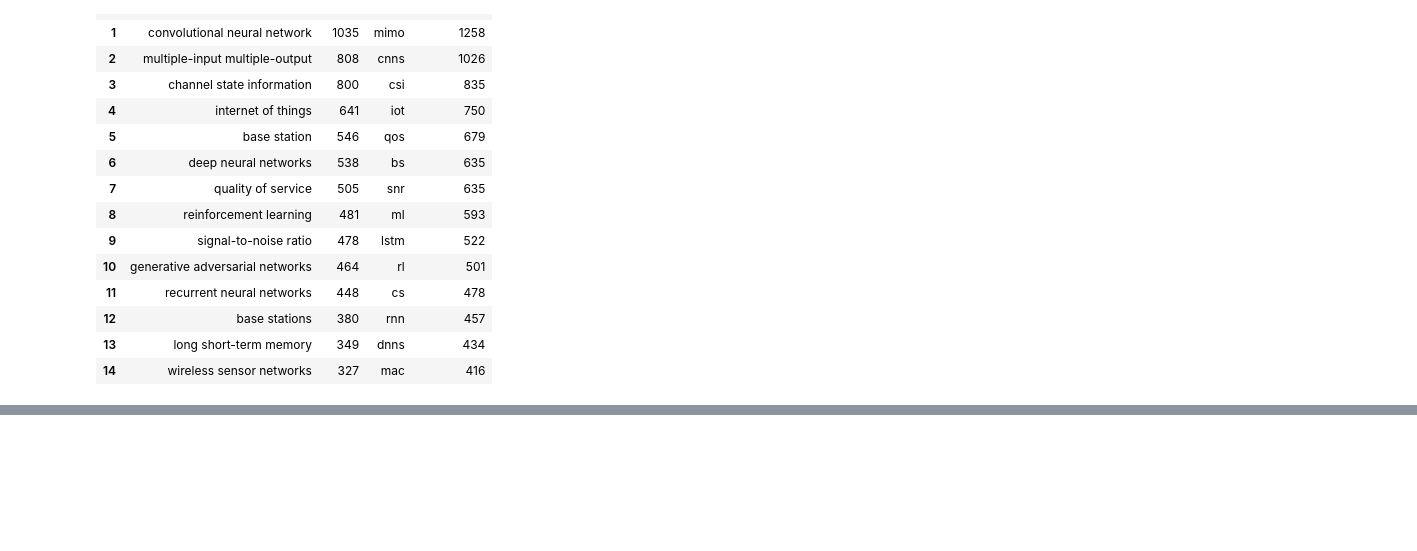
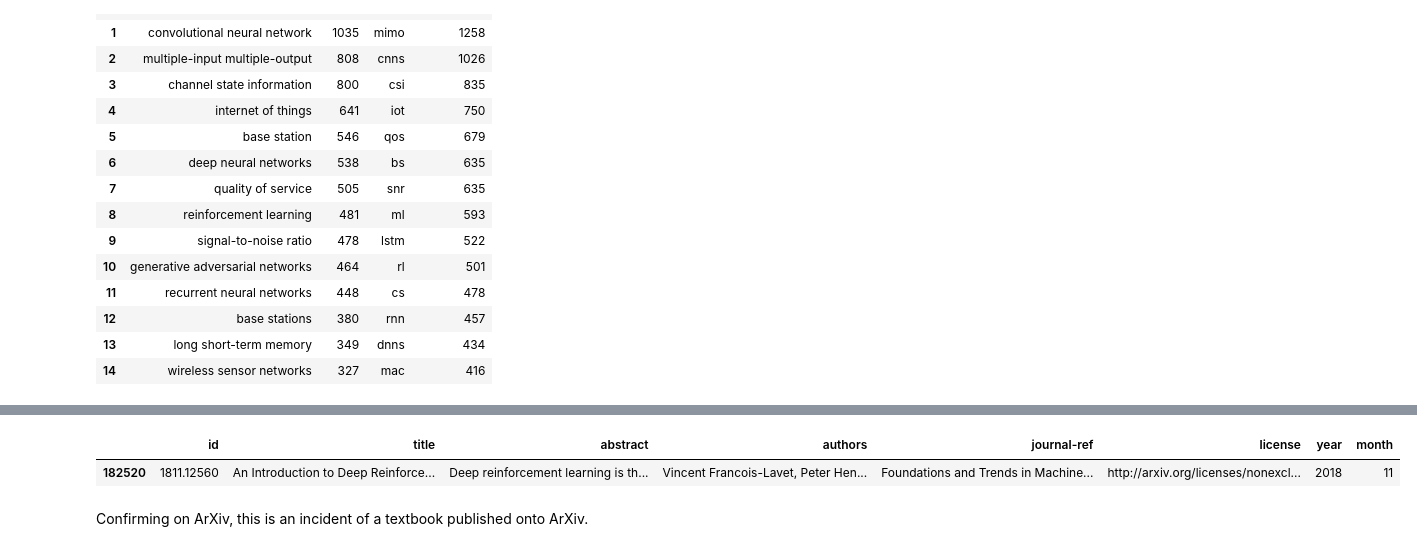
Before and after one commit to brandonywl/ArXiv-Dataset-T14, a Jupyter notebook: Exploratory_Data_Analysis.ipynb, the cells around one changed output, grey strips where cells are left out. Cells and saved outputs as stored; diff of their text form; code cells hidden in the pictures; blank space fills up the shorter version.

```diff
--- a/Exploratory_Data_Analysis.ipynb
+++ b/Exploratory_Data_Analysis.ipynb
@@ -343,0 +365,7 @@ pd.concat([full_series.value_counts().head(15).reset_index(), abbv_series.value_
+# %%
+papers_pre_2019[papers_pre_2019['id'] == '1811.12560']
+# %% [output]
+|  | id | title | abstract | authors | journal-ref | license | year | month |
+| 182520 | 1811.12560 | An Introduction to Deep Reinforce... | Deep reinforcement learning is th... | Vincent Francois-Lavet, Peter Hen... | Foundations and Trends in Machine... | http://arxiv.org/licenses/nonexcl... | 2018 | 11 |
+# %% [markdown]
+Confirming on ArXiv, this is an incident of a textbook published onto ArXiv.
```
Also changed, not shown: parts of 30 cells of this notebook.
